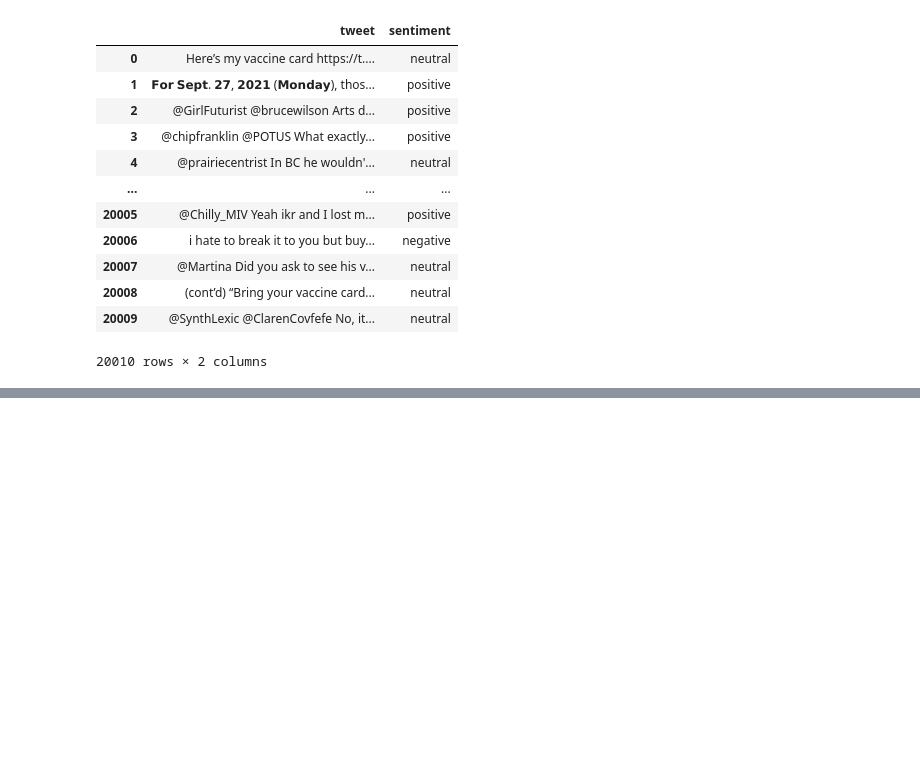
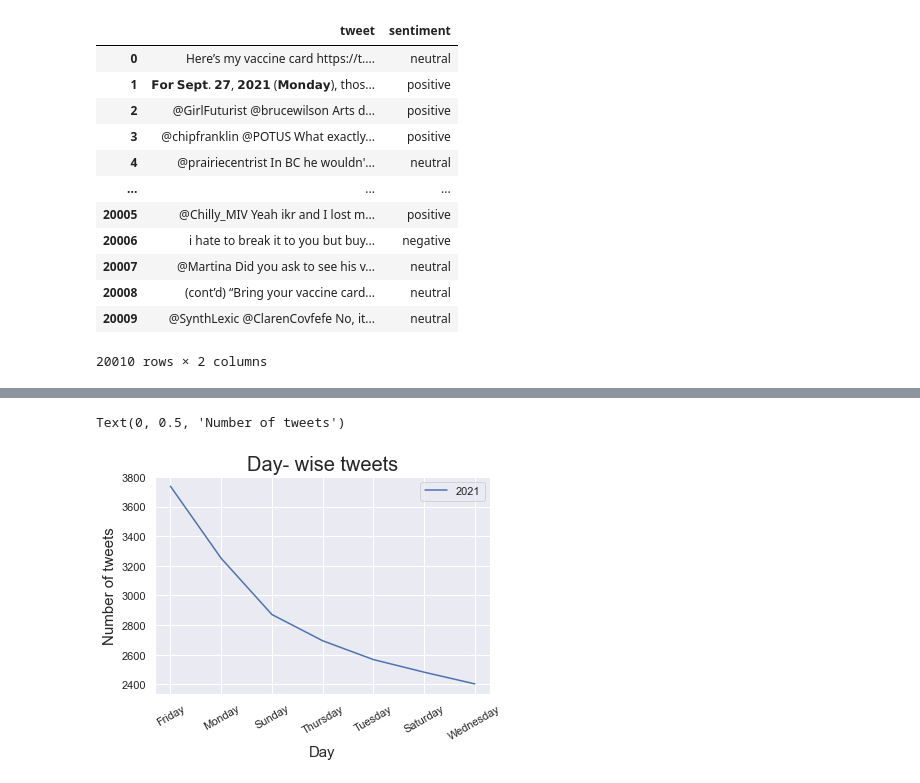
Before and after one commit to Lolzola96/LHL_Capstone, a Jupyter notebook: NLP Use Case.ipynb, the cells around one changed output, grey strips where cells are left out. Cells and saved outputs as stored; diff of their text form; code cells hidden in the pictures; blank space fills up the shorter version.

```diff
--- a/NLP Use Case.ipynb
+++ b/NLP Use Case.ipynb
@@ -65,0 +98,14 @@ data
+# %%
+y=set(df['year'])
+sns.set(style='darkgrid',)
+for item in list(y):
+    data=df[df['year']==item]['day'].value_counts().reindex()
+    sns.lineplot(data = data,palette = "hot", legend="brief",label=item)
+plt.xticks(rotation=30)
+plt.legend()
+plt.title('Day- wise tweets',fontsize = 20)
+plt.xlabel('Day',fontsize = 15)
+plt.ylabel('Number of tweets',fontsize = 15)
+# %% [output]
+Text(0, 0.5, 'Number of tweets')
+[figure, added]
```
Also changed, not shown: parts of 19 cells of this notebook, 11 other files.
